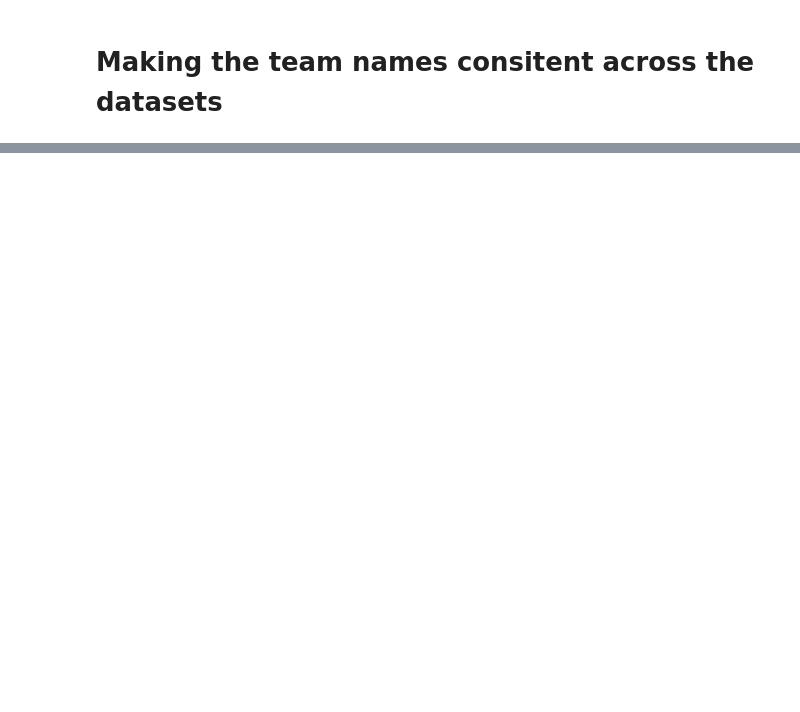
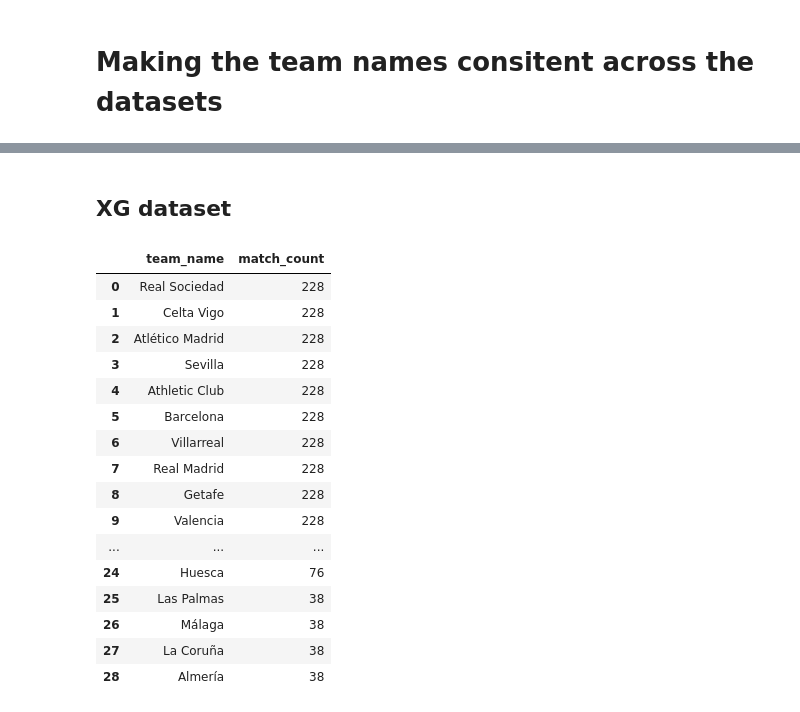
Before and after one commit to babakmahmoudian/la_liga, a Jupyter notebook: dataset/dataset_preparation.ipynb, the cells around one changed output, grey strips where cells are left out. Cells and saved outputs as stored; diff of their text form; code cells hidden in the pictures; blank space fills up the shorter version.

```diff
--- a/dataset/dataset_preparation.ipynb
+++ b/dataset/dataset_preparation.ipynb
@@ -29,0 +186,29 @@ Name: value, dtype: int64
+# %% [markdown]
+## XG dataset
+# %%
+df_xg_team_names = (
+    pd.melt(frame=df_xg, id_vars='date', value_vars=['home', 'away'])['value']
+    .value_counts()).reset_index().rename(columns={
+        'index': 'team_name',
+        'value': 'match_count'
+    })
+
+df_xg_team_names
+# %% [output]
+|  | team_name | match_count |
+| 0 | Real Sociedad | 228 |
+| 1 | Celta Vigo | 228 |
+| 2 | Atlético Madrid | 228 |
+| 3 | Sevilla | 228 |
+| 4 | Athletic Club | 228 |
+| 5 | Barcelona | 228 |
+| 6 | Villarreal | 228 |
+| 7 | Real Madrid | 228 |
+| 8 | Getafe | 228 |
+| 9 | Valencia | 228 |
+| ... | ... | ... |
+| 24 | Huesca | 76 |
+| 25 | Las Palmas | 38 |
+| 26 | Málaga | 38 |
+| 27 | La Coruña | 38 |
+| 28 | Almería | 38 |
```
Also changed, not shown: parts of 20 cells of this notebook, 1 other file.
